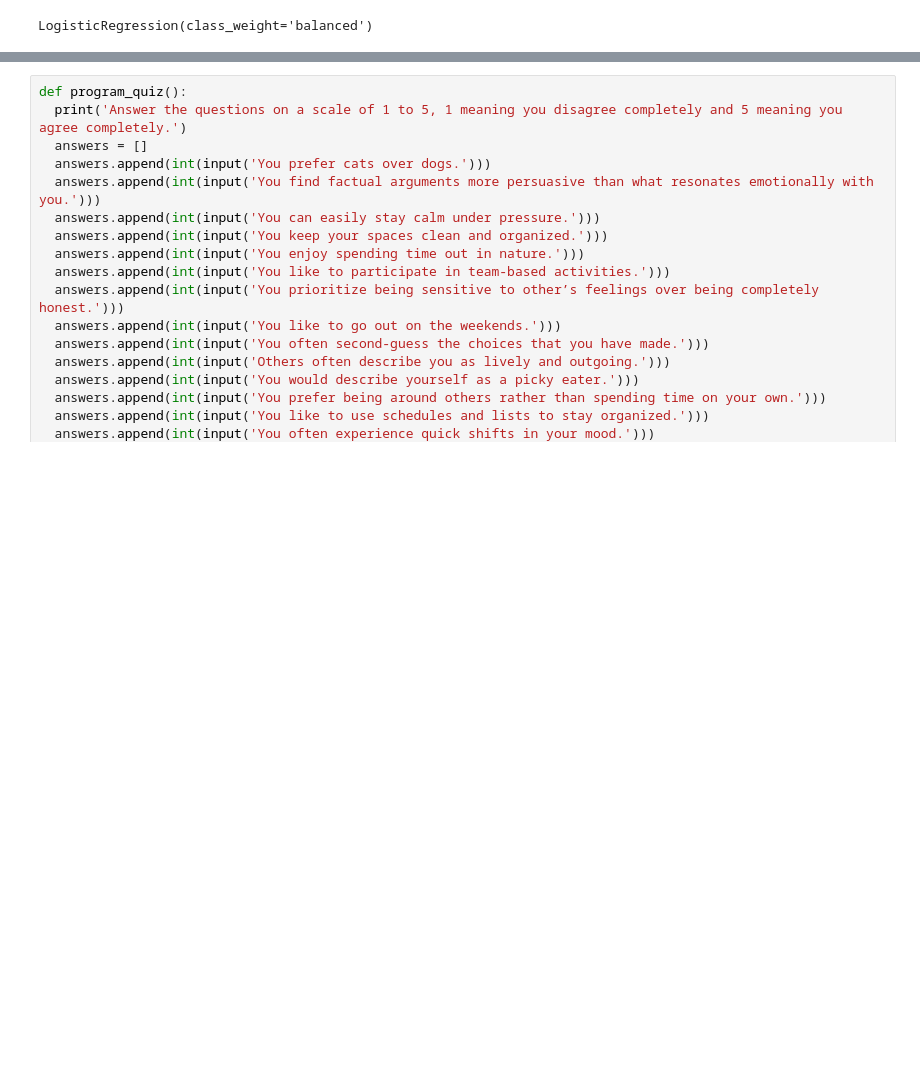
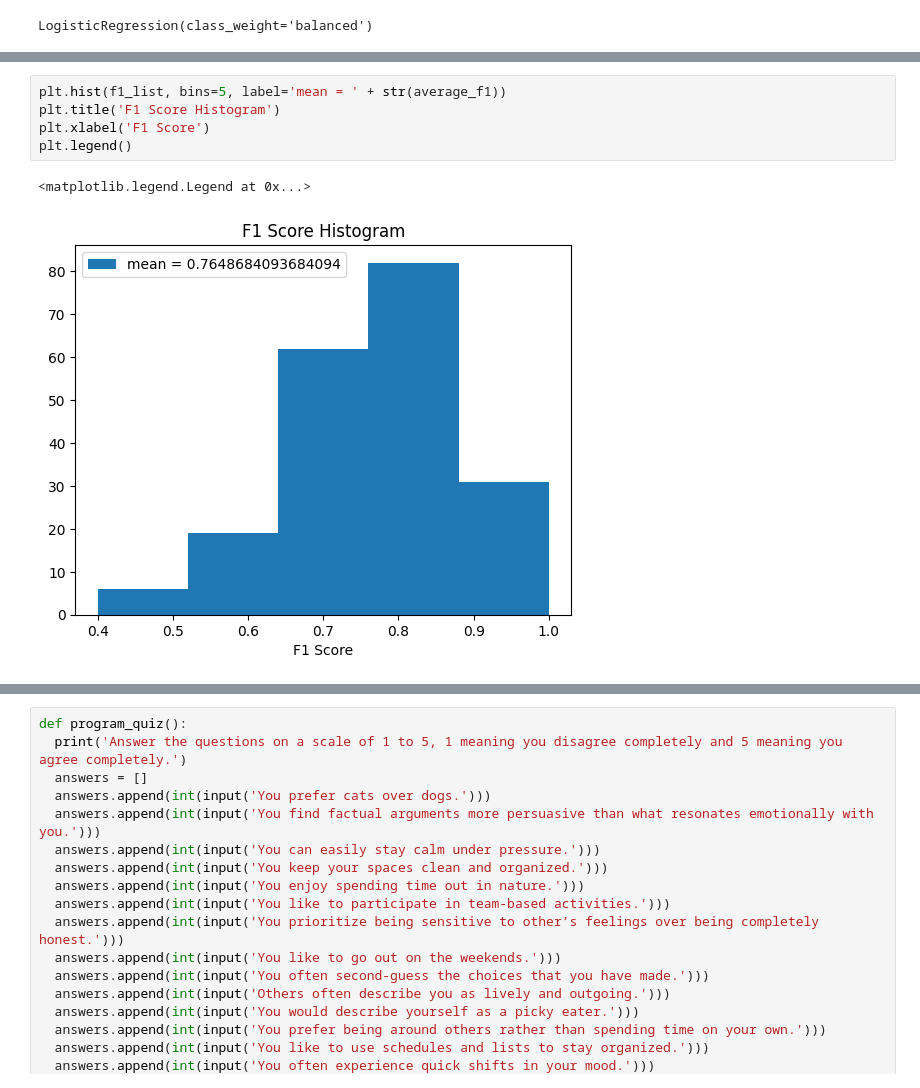
Before and after one commit to wrenheiligenstein/GLY6932FinalProject, a Jupyter notebook: GeologyFinalProject.ipynb, the cells around one changed output, grey strips where cells are left out. Drawn from its saved outputs; the diff is of its cells as text; blank space fills up the shorter version.

```diff
--- a/GeologyFinalProject.ipynb
+++ b/GeologyFinalProject.ipynb
@@ -109,3 +117,11 @@ print(average_f1)
+# %%
+plt.hist(f1_list, bins=5, label='mean = ' + str(average_f1))
+plt.title('F1 Score Histogram')
+plt.xlabel('F1 Score')
+plt.legend()
+# %% [output]
+<matplotlib.legend.Legend at 0x...>
+[figure, added]
 # %%
 #getting accuracy and f1 score for last sample
 y_pred = regress.predict(Pcs_test)
```
Also changed, not shown: parts of 4 cells of this notebook.
